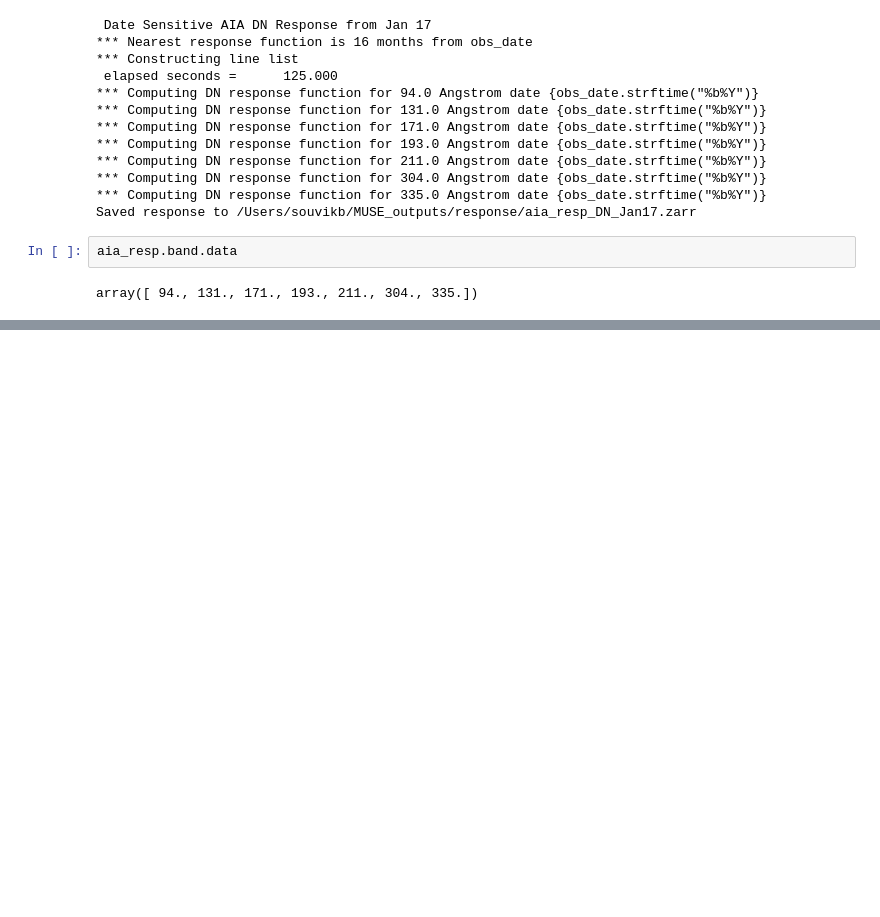
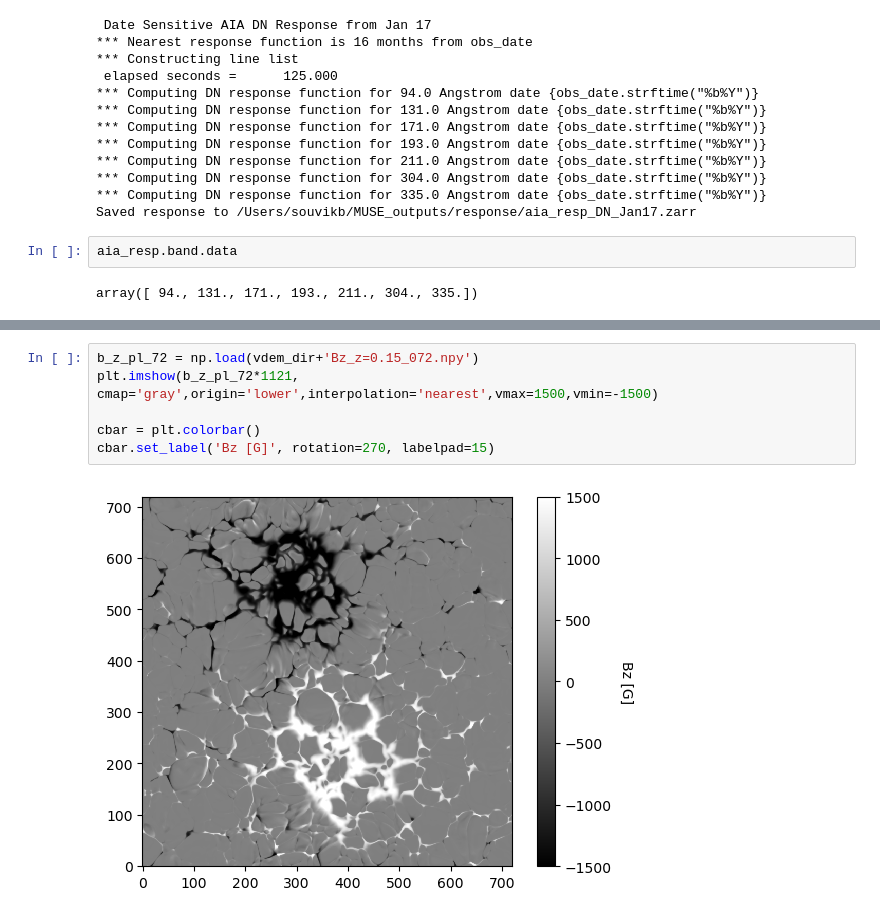
Before and after one commit to souvikita/muse_validation_pipeline, a Jupyter notebook: museval/working_codes/test_new_response.ipynb, the cells around one changed output, grey strips where cells are left out. Saved outputs shown, nothing was run; the diff lists cells and outputs as text; blank space fills up the shorter version.

```diff
--- a/museval/working_codes/test_new_response.ipynb
+++ b/museval/working_codes/test_new_response.ipynb
@@ -68,0 +75,8 @@ Attributes:
+# %%
+b_z_pl_72 = np.load(vdem_dir+'Bz_z=0.15_072.npy')
+plt.imshow(b_z_pl_72*1121, cmap='gray',origin='lower',interpolation='nearest',vmax=1500,vmin=-1500)
+
+cbar = plt.colorbar()
+cbar.set_label('Bz [G]', rotation=270, labelpad=15)
+# %% [output]
+[figure, added]
```
Also changed, not shown: parts of 6 cells of this notebook.
